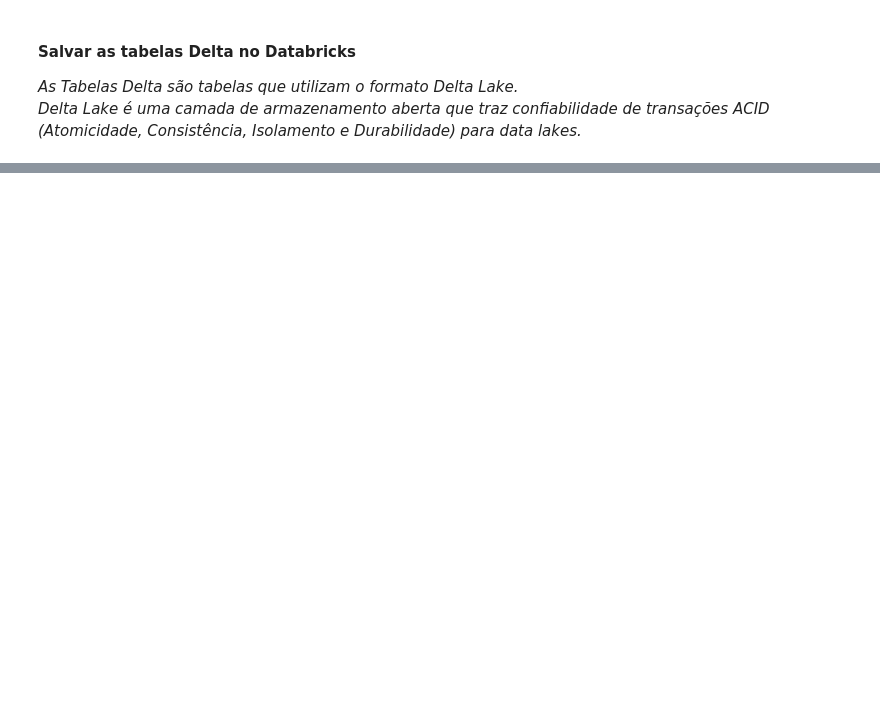
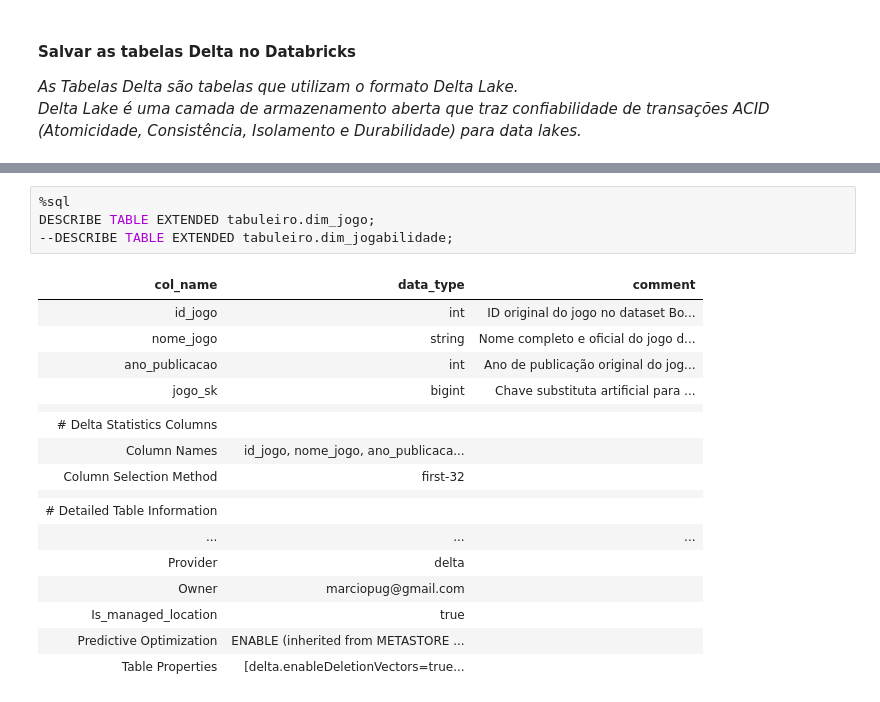
Before and after one commit to marciopugnal/mvp-engenharia-dados, a Jupyter notebook: Notebook-MVP-Eng-Dados-Tabuleiro.ipynb, the cells around one changed output, grey strips where cells are left out. Saved outputs shown, nothing was run; the diff lists cells and outputs as text; blank space fills up the shorter version.

```diff
--- a/Notebook-MVP-Eng-Dados-Tabuleiro.ipynb
+++ b/Notebook-MVP-Eng-Dados-Tabuleiro.ipynb
@@ -280,3 +419,25 @@ display(spark.sql("SHOW TABLES IN tabuleiro"))
+# %%
+%sql
+DESCRIBE TABLE EXTENDED tabuleiro.dim_jogo;
+--DESCRIBE TABLE EXTENDED tabuleiro.dim_jogabilidade;
+# %% [output]
+| col_name | data_type | comment |
+| id_jogo | int | ID original do jogo no dataset Bo... |
+| nome_jogo | string | Nome completo e oficial do jogo d... |
+| ano_publicacao | int | Ano de publicação original do jog... |
+| jogo_sk | bigint | Chave substituta artificial para ... |
+|  |  |  |
+| # Delta Statistics Columns |  |  |
+| Column Names | id_jogo, nome_jogo, ano_publicaca... |  |
+| Column Selection Method | first-32 |  |
+|  |  |  |
+| # Detailed Table Information |  |  |
+| ... | ... | ... |
+| Provider | delta |  |
+| Owner | marciopug@gmail.com |  |
+| Is_managed_location | true |  |
+| Predictive Optimization | ENABLE (inherited from METASTORE ... |  |
+| Table Properties | [delta.enableDeletionVectors=true... |  |
 # %%
 # Adiciona comentários dos atributos das tabelas do modelo estrela
 
```
Also changed, not shown: parts of 22 cells of this notebook, 2 other files.
